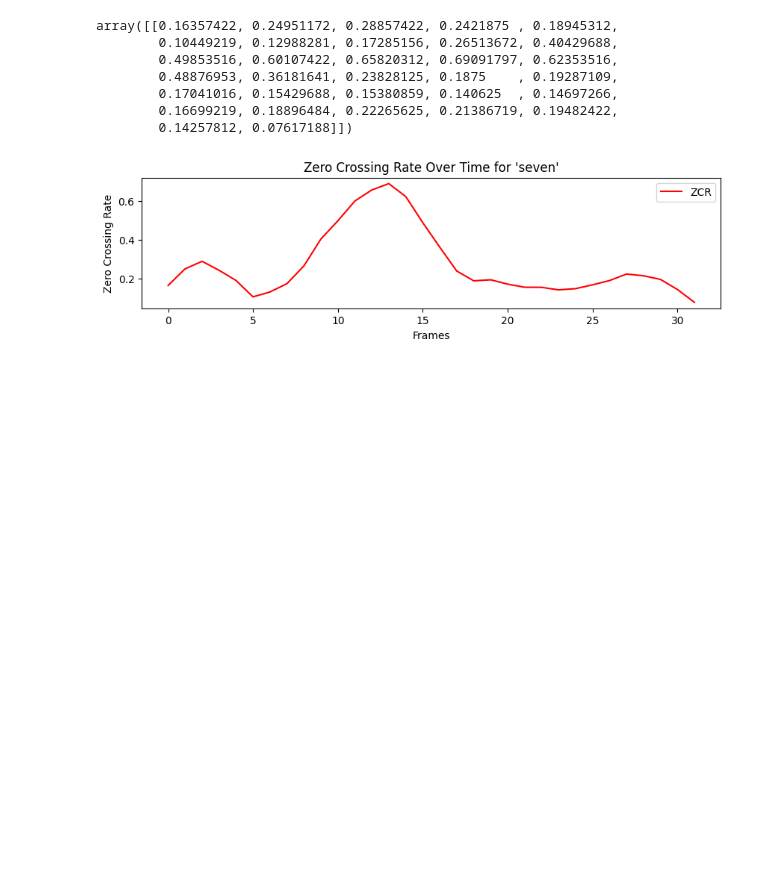
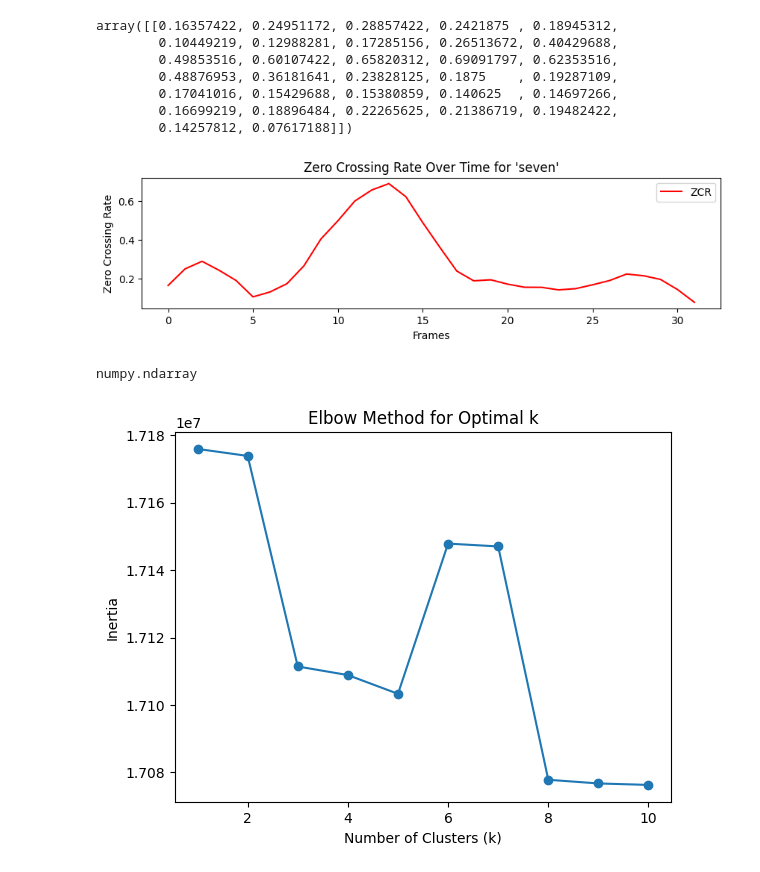
Before and after one commit to twitte01/288R_Capstone, a Jupyter notebook: capstone.ipynb, the cells around one changed output. Drawn from its saved outputs; the diff is of its cells as text; code cells hidden in the pictures; blank space fills up the shorter version.

Commit message:
started baseline kmeans and padded dataset, so we all files are same duration

```diff
--- a/capstone.ipynb
+++ b/capstone.ipynb
@@ -756,3 +774,8 @@ plt.legend()
 plt.show()
 # %% [output]
 [figure]
+# %%
+audio_data_padded = [
+    np.pad(arr, (0, 22050 - len(arr)), mode='constant', constant_values=0)
+    for arr in audio_data
+]
@@ -758,0 +787,21 @@ plt.show()
+# %%
+audio_data_arr = np.array(audio_data_padded)
+type(audio_data_arr)
+# %% [output]
+numpy.ndarray
+# %%
+inertia = []
+K_range = range(1, 11)  # Test for k=1 to k=10
+
+for k in K_range:
+    kmeans = KMeans(n_clusters=k, random_state=42)
+    kmeans.fit(audio_data_arr)
+    inertia.append(kmeans.inertia_)
+# %%
+plt.plot(K_range, inertia, marker='o', linestyle='-')
+plt.xlabel("Number of Clusters (k)")
+plt.ylabel("Inertia")
+plt.title("Elbow Method for Optimal k")
+plt.show()
+# %% [output]
+[figure, added]
```
Also changed, not shown: parts of 13 cells of this notebook.
